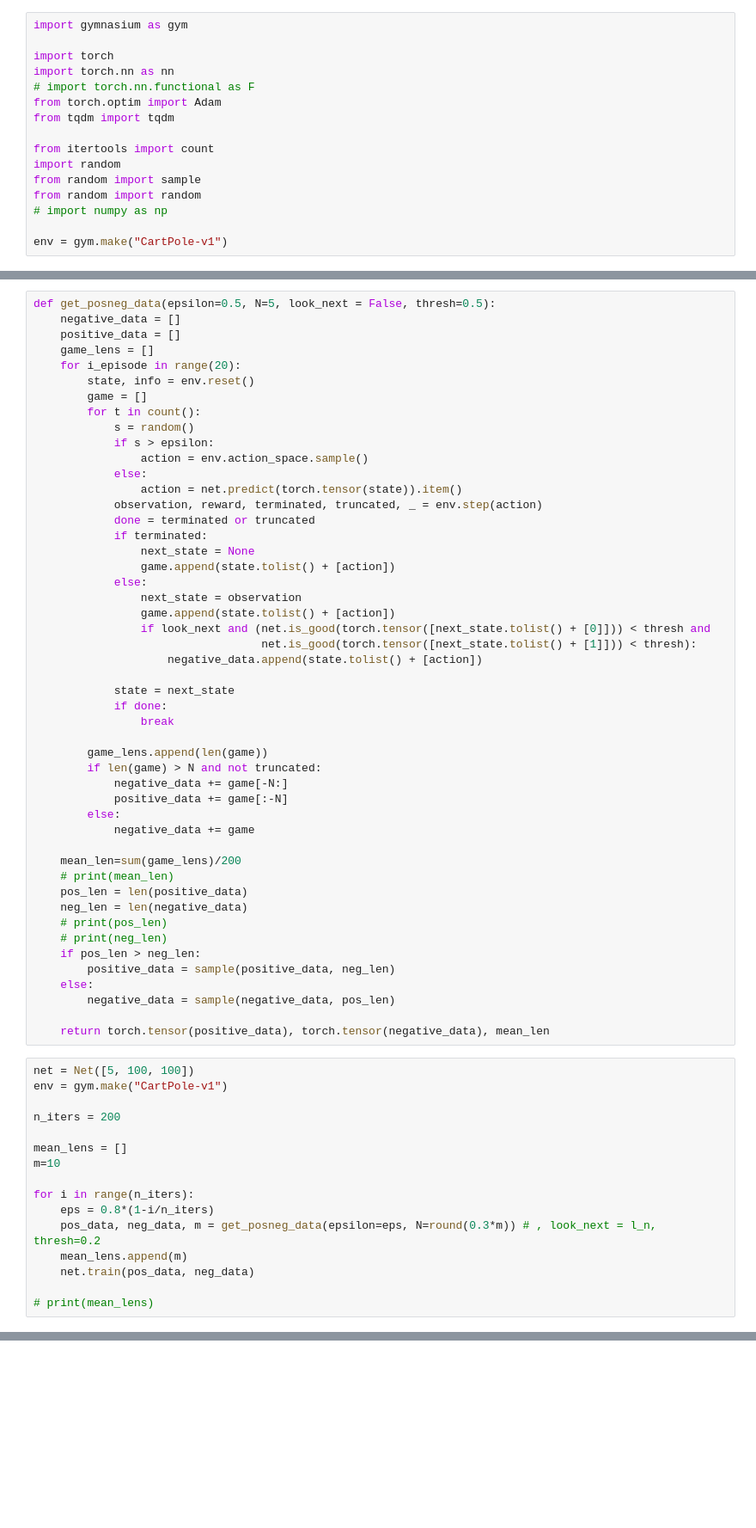
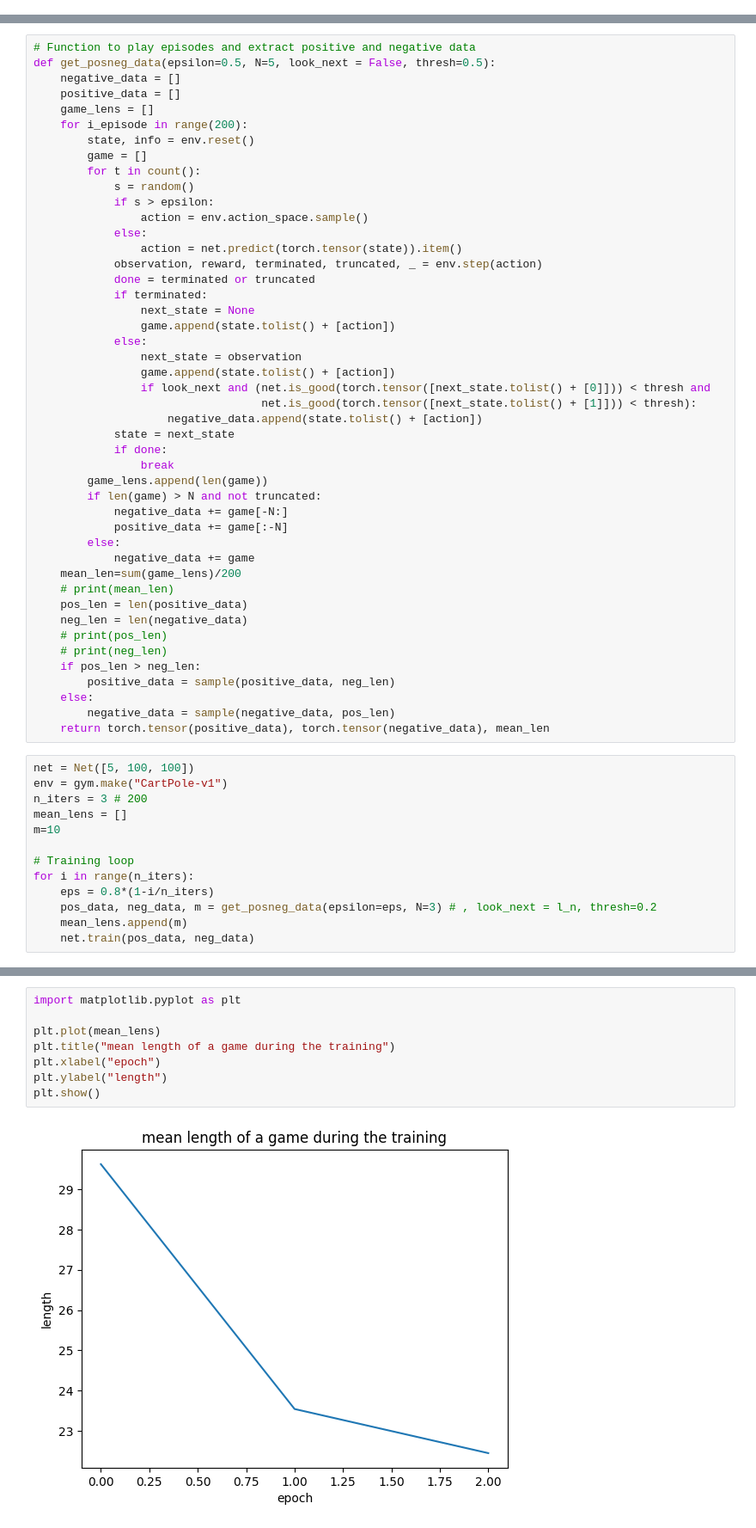
Before and after one commit to leondelachaux/DRL_project, a Jupyter notebook: cartpole/FF_Cartpole_supervised.ipynb, the cells around one changed output, grey strips where cells are left out. Shown at 86% size. Cells and saved outputs as stored; diff of their text form; blank space fills up the shorter version.

```diff
--- a/cartpole/FF_Cartpole_supervised.ipynb
+++ b/cartpole/FF_Cartpole_supervised.ipynb
@@ -1,16 +0,0 @@
-# %%
-import gymnasium as gym
-
-import torch
-import torch.nn as nn
-# import torch.nn.functional as F
-from torch.optim import Adam
-from tqdm import tqdm
-
-from itertools import count
-import random
-from random import sample
-from random import random
-# import numpy as np
-
-env = gym.make("CartPole-v1")
@@ -77,11 +86,12 @@ class Layer(nn.Linear):
             self.opt.step()
         return self.forward(x_pos).detach(), self.forward(x_neg).detach()
 # %%
+# Function to play episodes and extract positive and negative data
 def get_posneg_data(epsilon=0.5, N=5, look_next = False, thresh=0.5):
     negative_data = []
     positive_data = []
     game_lens = []
-    for i_episode in range(20):
+    for i_episode in range(200):
         state, info = env.reset()
         game = []
         for t in count():
@@ -101,18 +111,15 @@ def get_posneg_data(epsilon=0.5, N=5, look_next = False, thresh=0.5):
                 if look_next and (net.is_good(torch.tensor([next_state.tolist() + [0]])) < thresh and
                                   net.is_good(torch.tensor([next_state.tolist() + [1]])) < thresh):
                     negative_data.append(state.tolist() + [action])
-
             state = next_state
             if done:
                 break
-
         game_lens.append(len(game))
         if len(game) > N and not truncated:
             negative_data += game[-N:]
             positive_data += game[:-N]
         else:
             negative_data += game
-
     mean_len=sum(game_lens)/200
     # print(mean_len)
     pos_len = len(positive_data)
@@ -123,24 +130,20 @@ def get_posneg_data(epsilon=0.5, N=5, look_next = False, thresh=0.5):
         positive_data = sample(positive_data, neg_len)
     else:
         negative_data = sample(negative_data, pos_len)
-
     return torch.tensor(positive_data), torch.tensor(negative_data), mean_len
 # %%
 net = Net([5, 100, 100])
 env = gym.make("CartPole-v1")
-
-n_iters = 200
-
+n_iters = 3 # 200
 mean_lens = []
 m=10
 
+# Training loop
 for i in range(n_iters):
     eps = 0.8*(1-i/n_iters)
-    pos_data, neg_data, m = get_posneg_data(epsilon=eps, N=round(0.3*m)) # , look_next = l_n, thresh=0.2
+    pos_data, neg_data, m = get_posneg_data(epsilon=eps, N=3) # , look_next = l_n, thresh=0.2
     mean_lens.append(m)
     net.train(pos_data, neg_data)
-
-# print(mean_lens)
 # %% [output]
 training layer 0 ...
 training layer 1 ...
@@ -149,2 +154,12 @@ IndexError: Dimension out of range (expected to be in range of [-1, 0], but got
+# %%
+import matplotlib.pyplot as plt
+
+plt.plot(mean_lens)
+plt.title("mean length of a game during the training")
+plt.xlabel("epoch")
+plt.ylabel("length")
+plt.show()
+# %% [output]
+[figure, added]
 # %%
 print(mean_lens)
```
Also changed, not shown: parts of 17 cells of this notebook.
